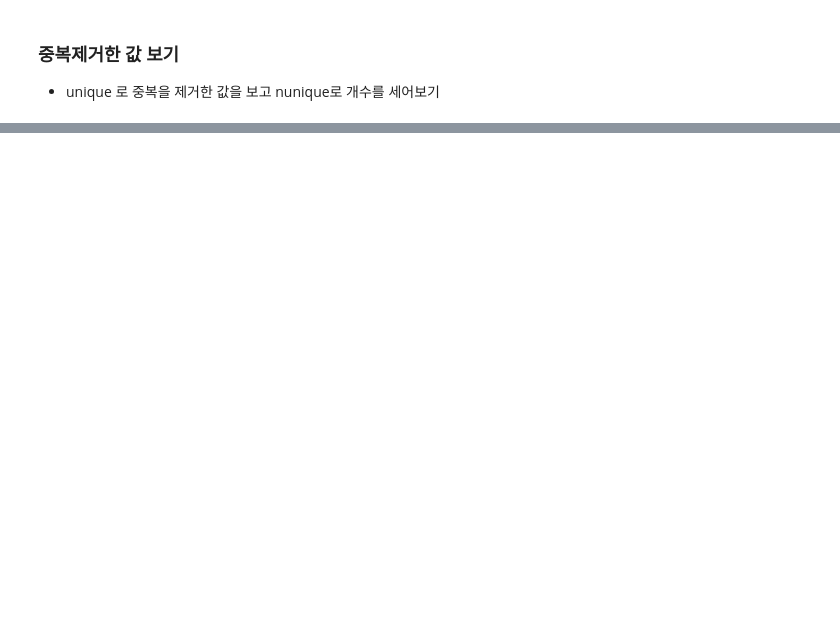
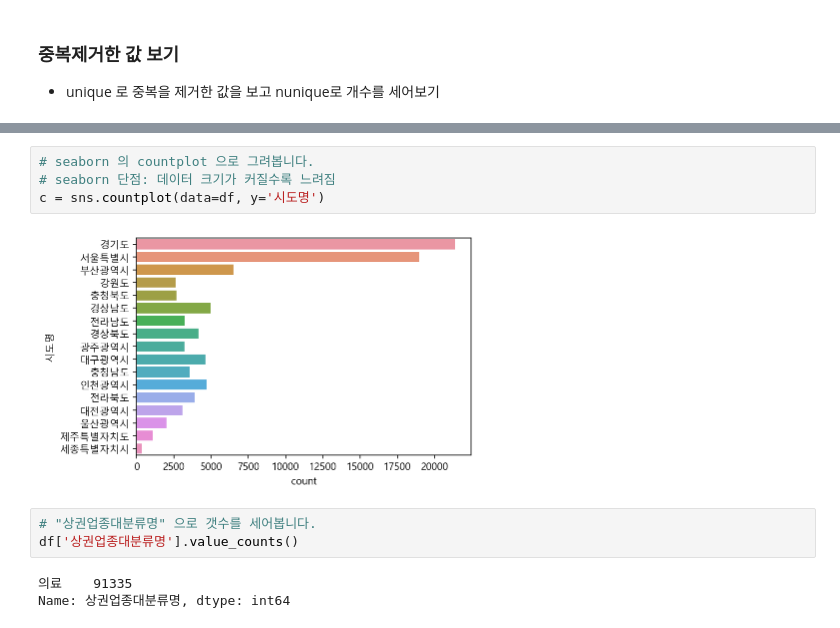
Before and after one commit to ghleex/TIL, a Jupyter notebook: 07_data_science/01_starts_ds_w_python/02_hospital_in_seoul/01_공공데이터_상권정보_분석.ipynb, the cells around one changed output, grey strips where cells are left out. Cells and saved outputs as stored; diff of their text form; blank space fills up the shorter version.

```diff
--- a/07_data_science/01_starts_ds_w_python/02_hospital_in_seoul/01_공공데이터_상권정보_분석.ipynb
+++ b/07_data_science/01_starts_ds_w_python/02_hospital_in_seoul/01_공공데이터_상권정보_분석.ipynb
@@ -353,0 +459,12 @@ df.describe(include='object')
+# %%
+# seaborn 의 countplot 으로 그려봅니다.
+# seaborn 단점: 데이터 크기가 커질수록 느려짐
+c = sns.countplot(data=df, y='시도명')
+# %% [output]
+[figure, added]
+# %%
+# "상권업종대분류명" 으로 갯수를 세어봅니다.
+df['상권업종대분류명'].value_counts()
+# %% [output]
+의료    91335
+Name: 상권업종대분류명, dtype: int64
```
Also changed, not shown: parts of 21 cells of this notebook.
